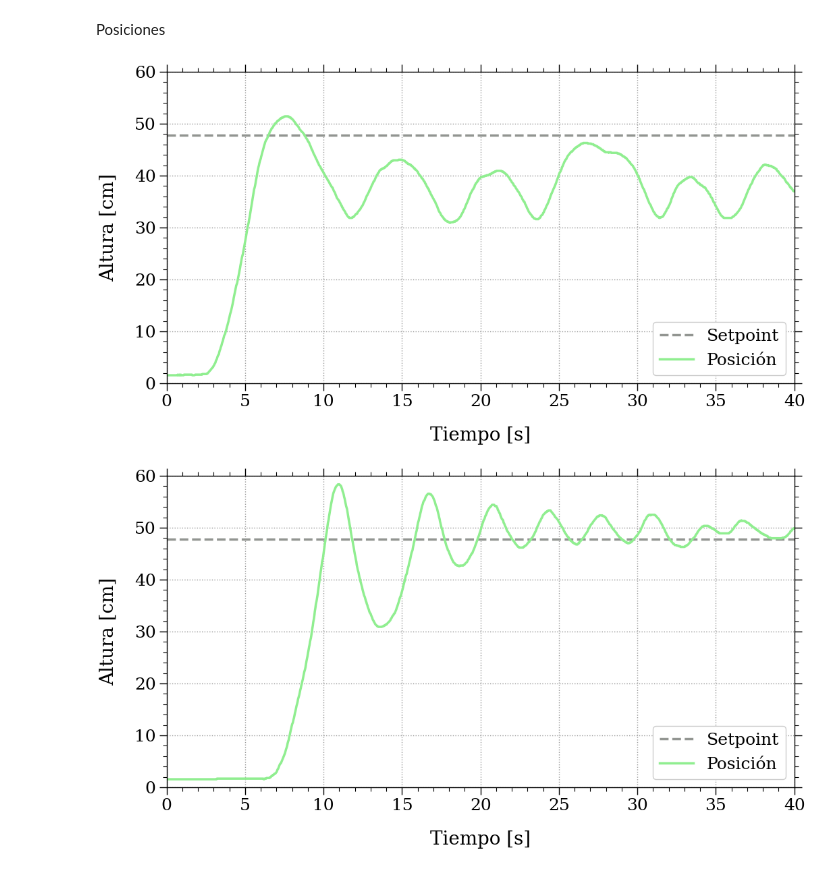
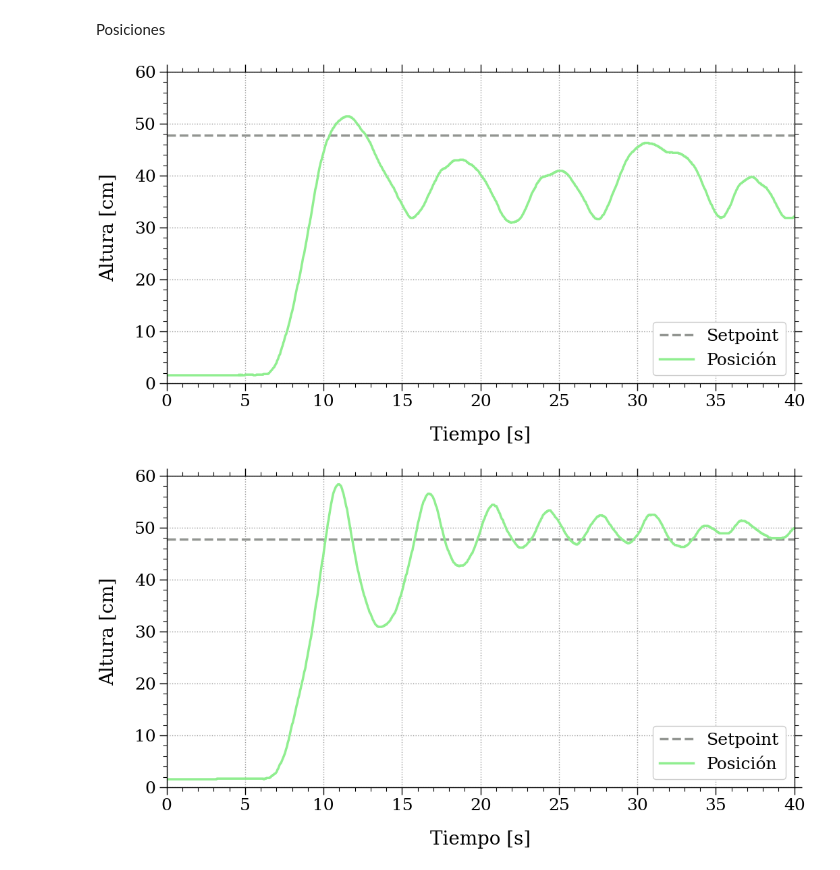
Before and after one commit to Martin-Palomeque/PID, a Jupyter notebook: Entregas/figuras_informe.ipynb, the cells around one changed output. Saved outputs shown, nothing was run; the diff lists cells and outputs as text; code cells hidden in the pictures.

```diff
--- a/Entregas/figuras_informe.ipynb
+++ b/Entregas/figuras_informe.ipynb
@@ -17,34 +19,36 @@ Posiciones
 # %%
 df = pd.read_csv('..\Mediciones\Clase 3\PID\PID-2-0-0-barrido.csv')
 df = df[df['Time'] <= 40]
 setpoint = df['Setpoint'][0]
 
-t = df['Time'].values
+t = df['Time'].values + 3.9
+t = np.insert(t, 0, 0)
 h = px2d(df['Position'].values)
+h = np.insert(h, 0, h[0])
 
 
 # FIGURA Y AXES
 
 fig, ax = plt.subplots()
 ax.set_xlabel('Tiempo [s]')
 ax.set_ylabel('Altura [cm]')
 ax.set_xlim(0, 40)
 ax.set_ylim(0, 60)
 
 
 # PLOTS
 
 ax.axhline(px2d(setpoint), c=c_sp_sat,
            ls='--', label='Setpoint')
 ax.plot(t, h, label='Posición')
 
 
 ax.legend(loc='lower right')
 if descargar:
     fig.savefig('.\Figuras\P-altura')
 plt.show()
 # %% [output]
-[figure, old version]
+[figure, new version]
 # %%
 df = pd.read_csv('..\Mediciones\Clase 3\PID\PID-2-0.07-0-barrido.csv')
 df = df[df['Time'] <= 40]
```
Also changed, not shown: parts of 3 cells of this notebook, 2 other files.
